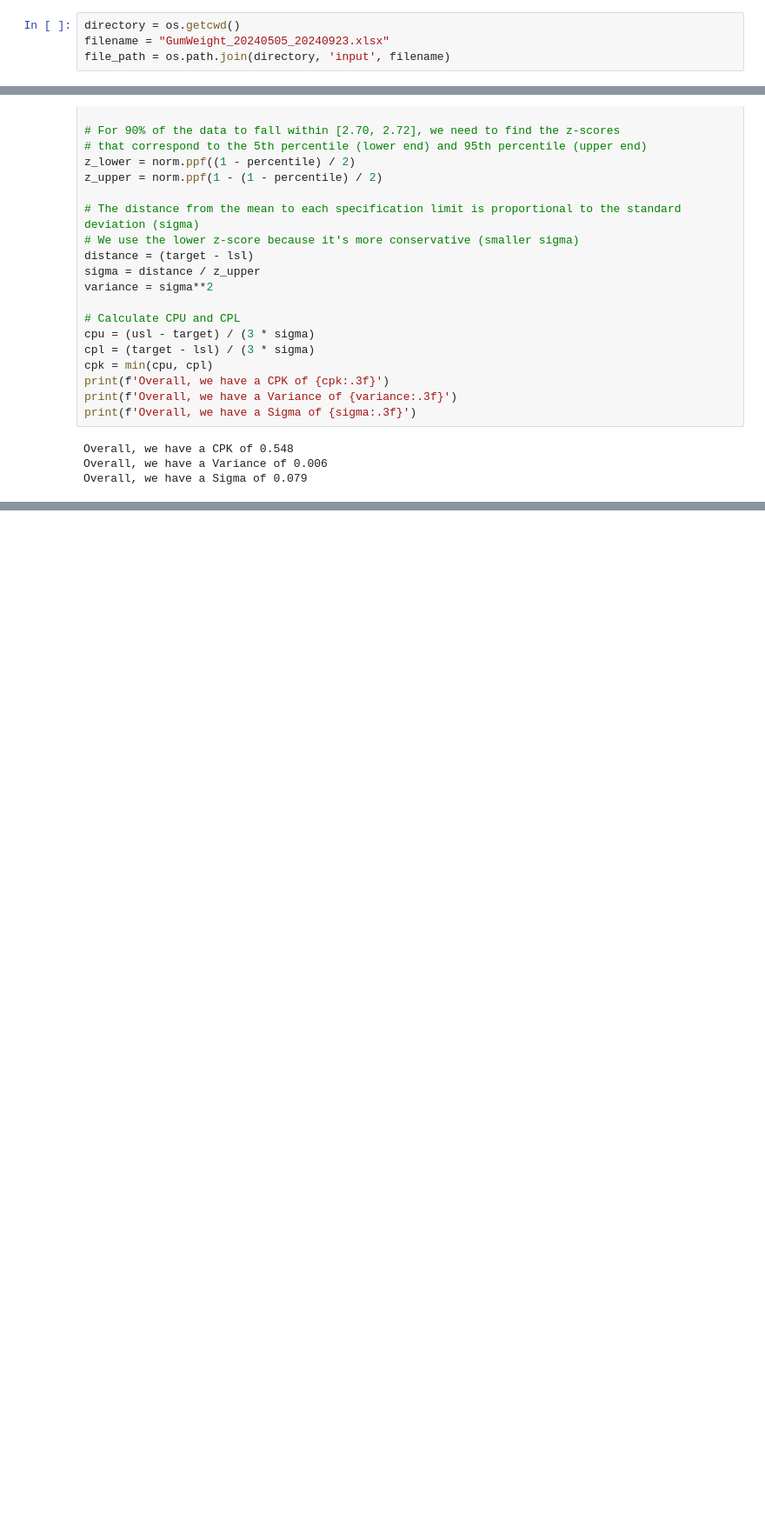
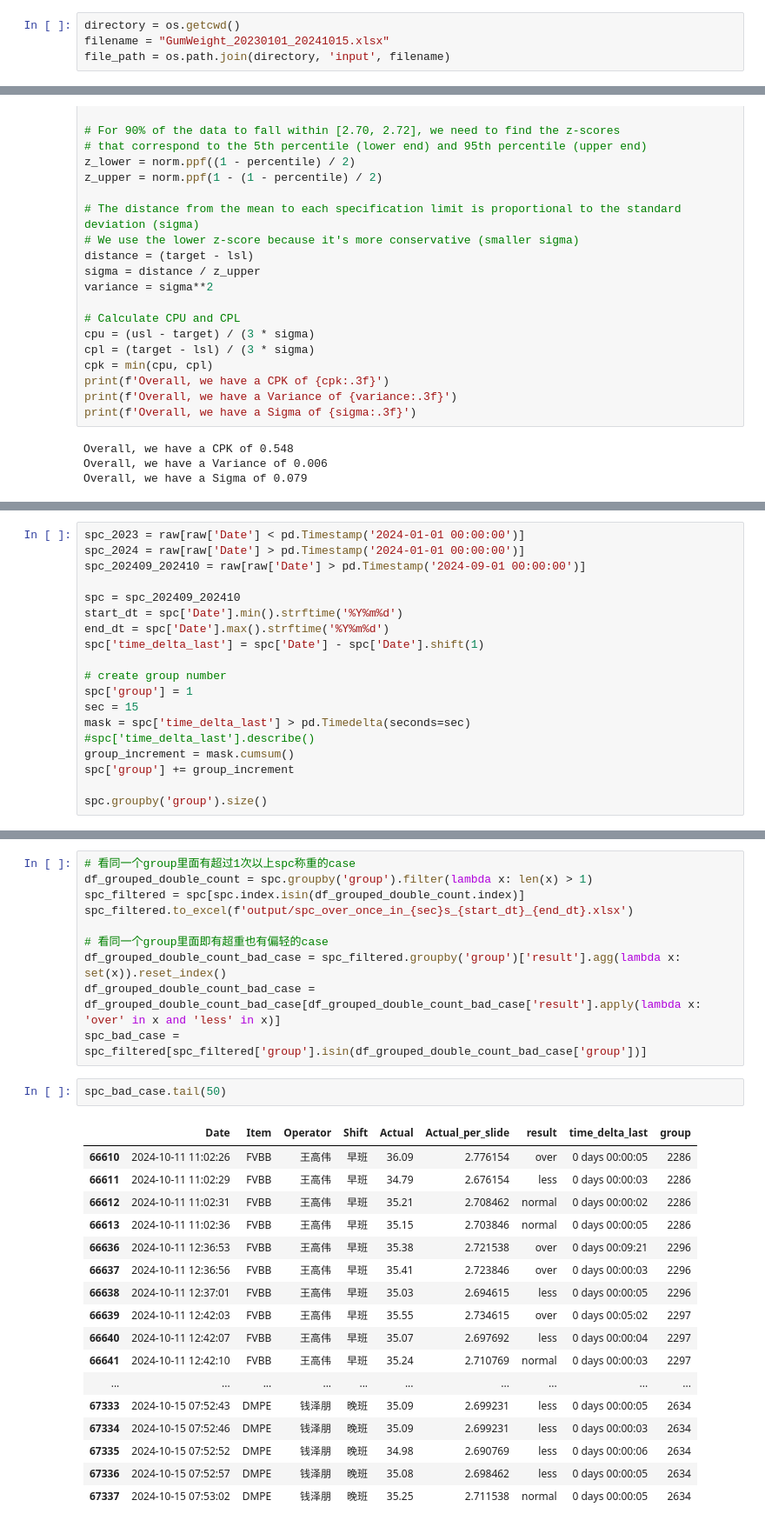
Before and after one commit to klein-wang/TechNow, a Jupyter notebook: Projects/Mars Thallo/model_value_tracking/spc_value_tracking.ipynb, the cells around one changed output, grey strips where cells are left out. Shown at 87% size. Cells and saved outputs as stored; diff of their text form; blank space fills up the shorter version.

Commit message:
update over_once_analysis

```diff
--- a/Projects/Mars Thallo/model_value_tracking/spc_value_tracking.ipynb
+++ b/Projects/Mars Thallo/model_value_tracking/spc_value_tracking.ipynb
@@ -14,6 +14,6 @@ plt.rcParams['font.sans-serif'] = 'Arial Unicode MS'
 plt.rcParams['axes.unicode_minus'] = False
 # %%
 directory = os.getcwd()
-filename = "GumWeight_20240505_20240923.xlsx"
+filename = "GumWeight_20230101_20241015.xlsx"
 file_path = os.path.join(directory, 'input', filename)
 # %%
@@ -187,0 +175,19 @@ Overall, we have a Sigma of 0.079
+# %%
+spc_2023 = raw[raw['Date'] < pd.Timestamp('2024-01-01 00:00:00')]
+spc_2024 = raw[raw['Date'] > pd.Timestamp('2024-01-01 00:00:00')]
+spc_202409_202410 = raw[raw['Date'] > pd.Timestamp('2024-09-01 00:00:00')]
+
+spc = spc_202409_202410
+start_dt = spc['Date'].min().strftime('%Y%m%d')
+end_dt = spc['Date'].max().strftime('%Y%m%d')
+spc['time_delta_last'] = spc['Date'] - spc['Date'].shift(1)
+
+# create group number
+spc['group'] = 1
+sec = 15
+mask = spc['time_delta_last'] > pd.Timedelta(seconds=sec)
+#spc['time_delta_last'].describe()
+group_increment = mask.cumsum()
+spc['group'] += group_increment
+
+spc.groupby('group').size()
@@ -187,0 +208,30 @@ Overall, we have a Sigma of 0.079
+# %%
+# 看同一个group里面有超过1次以上spc称重的case
+df_grouped_double_count = spc.groupby('group').filter(lambda x: len(x) > 1)
+spc_filtered = spc[spc.index.isin(df_grouped_double_count.index)]
+spc_filtered.to_excel(f'output/spc_over_once_in_{sec}s_{start_dt}_{end_dt}.xlsx')
+
+# 看同一个group里面即有超重也有偏轻的case
+df_grouped_double_count_bad_case = spc_filtered.groupby('group')['result'].agg(lambda x: set(x)).reset_index()
+df_grouped_double_count_bad_case = df_grouped_double_count_bad_case[df_grouped_double_count_bad_case['result'].apply(lambda x: 'over' in x and 'less' in x)]
+spc_bad_case = spc_filtered[spc_filtered['group'].isin(df_grouped_double_count_bad_case['group'])]
+# %%
+spc_bad_case.tail(50)
+# %% [output]
+|  | Date | Item | Operator | Shift | Actual | Actual_per_slide | result | time_delta_last | group |
+| 66610 | 2024-10-11 11:02:26 | FVBB | 王高伟 | 早班 | 36.09 | 2.776154 | over | 0 days 00:00:05 | 2286 |
+| 66611 | 2024-10-11 11:02:29 | FVBB | 王高伟 | 早班 | 34.79 | 2.676154 | less | 0 days 00:00:03 | 2286 |
+| 66612 | 2024-10-11 11:02:31 | FVBB | 王高伟 | 早班 | 35.21 | 2.708462 | normal | 0 days 00:00:02 | 2286 |
+| 66613 | 2024-10-11 11:02:36 | FVBB | 王高伟 | 早班 | 35.15 | 2.703846 | normal | 0 days 00:00:05 | 2286 |
+| 66636 | 2024-10-11 12:36:53 | FVBB | 王高伟 | 早班 | 35.38 | 2.721538 | over | 0 days 00:09:21 | 2296 |
+| 66637 | 2024-10-11 12:36:56 | FVBB | 王高伟 | 早班 | 35.41 | 2.723846 | over | 0 days 00:00:03 | 2296 |
+| 66638 | 2024-10-11 12:37:01 | FVBB | 王高伟 | 早班 | 35.03 | 2.694615 | less | 0 days 00:00:05 | 2296 |
+| 66639 | 2024-10-11 12:42:03 | FVBB | 王高伟 | 早班 | 35.55 | 2.734615 | over | 0 days 00:05:02 | 2297 |
+| 66640 | 2024-10-11 12:42:07 | FVBB | 王高伟 | 早班 | 35.07 | 2.697692 | less | 0 days 00:00:04 | 2297 |
+| 66641 | 2024-10-11 12:42:10 | FVBB | 王高伟 | 早班 | 35.24 | 2.710769 | normal | 0 days 00:00:03 | 2297 |
+| ... | ... | ... | ... | ... | ... | ... | ... | ... | ... |
+| 67333 | 2024-10-15 07:52:43 | DMPE | 钱泽朋 | 晚班 | 35.09 | 2.699231 | less | 0 days 00:00:05 | 2634 |
+| 67334 | 2024-10-15 07:52:46 | DMPE | 钱泽朋 | 晚班 | 35.09 | 2.699231 | less | 0 days 00:00:03 | 2634 |
+| 67335 | 2024-10-15 07:52:52 | DMPE | 钱泽朋 | 晚班 | 34.98 | 2.690769 | less | 0 days 00:00:06 | 2634 |
+| 67336 | 2024-10-15 07:52:57 | DMPE | 钱泽朋 | 晚班 | 35.08 | 2.698462 | less | 0 days 00:00:05 | 2634 |
+| 67337 | 2024-10-15 07:53:02 | DMPE | 钱泽朋 | 晚班 | 35.25 | 2.711538 | normal | 0 days 00:00:05 | 2634 |
```
Also changed, not shown: parts of 9 cells of this notebook, 9 other files.
